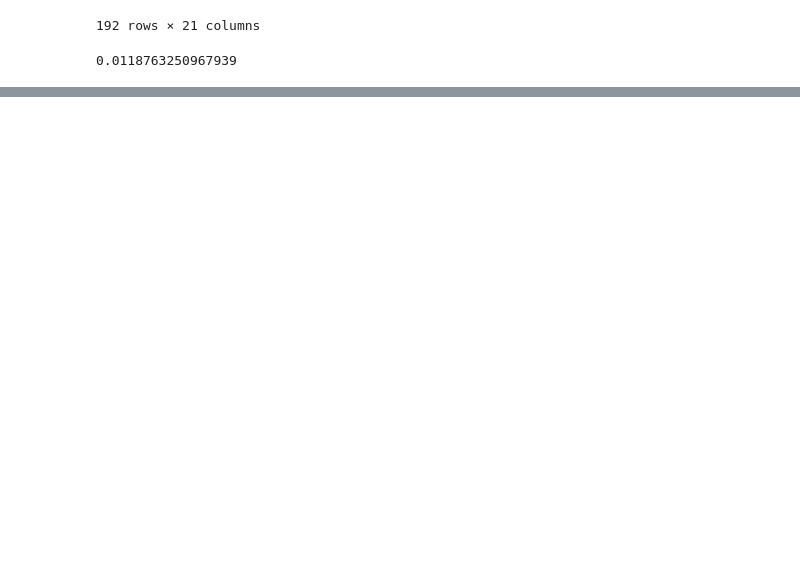
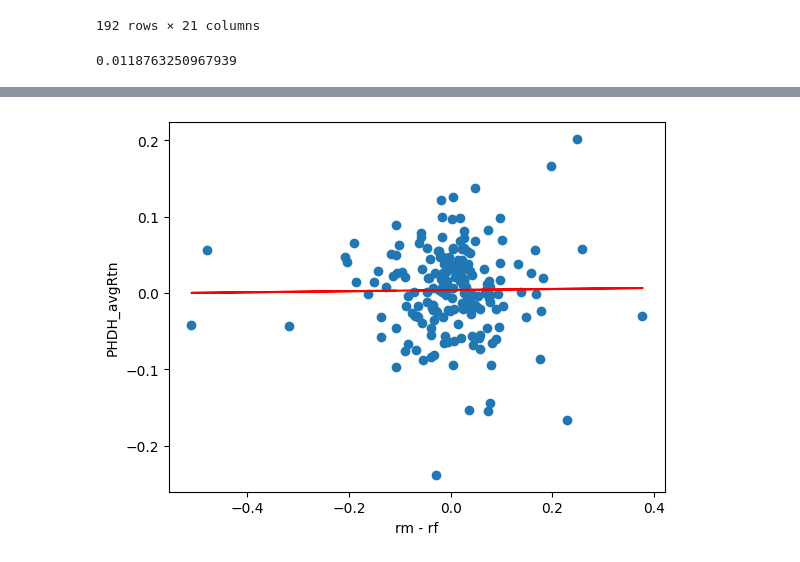
Before and after one commit to minxzzy/hackathon, a Jupyter notebook: realData.ipynb, the cells around one changed output, grey strips where cells are left out. Drawn from its saved outputs; the diff is of its cells as text; code cells hidden in the pictures; blank space fills up the shorter version.

```diff
--- a/realData.ipynb
+++ b/realData.ipynb
@@ -898,0 +952,3 @@ calculate_geometric_mean(all_data['SDL_avgRtn'].values)
+# %%
+h = all_data[['Date','rm_rf','SMB','HML','DHMDL','PHDH_avgRtn']]
+h
@@ -898,0 +1006,22 @@ calculate_geometric_mean(all_data['SDL_avgRtn'].values)
+# %%
+from sklearn.linear_model import LinearRegression
+import matplotlib.pyplot as plt
+
+X = h.iloc[:, 0].values
+y = h.iloc[:, -1].values
+
+X = X.reshape(-1,1)
+
+# 선형 회귀 모델 생성 및 학습
+model = LinearRegression()
+model.fit(X, y)
+
+# 회귀선 그리기
+y_pred = model.predict(X)
+plt.scatter(X, y)
+plt.xlabel('rm - rf')
+plt.ylabel('PHDH_avgRtn')
+plt.plot(X, y_pred, color='red')
+plt.show()
+# %% [output]
+[figure, added]
```
Also changed, not shown: parts of 40 cells of this notebook, 15 other files.
